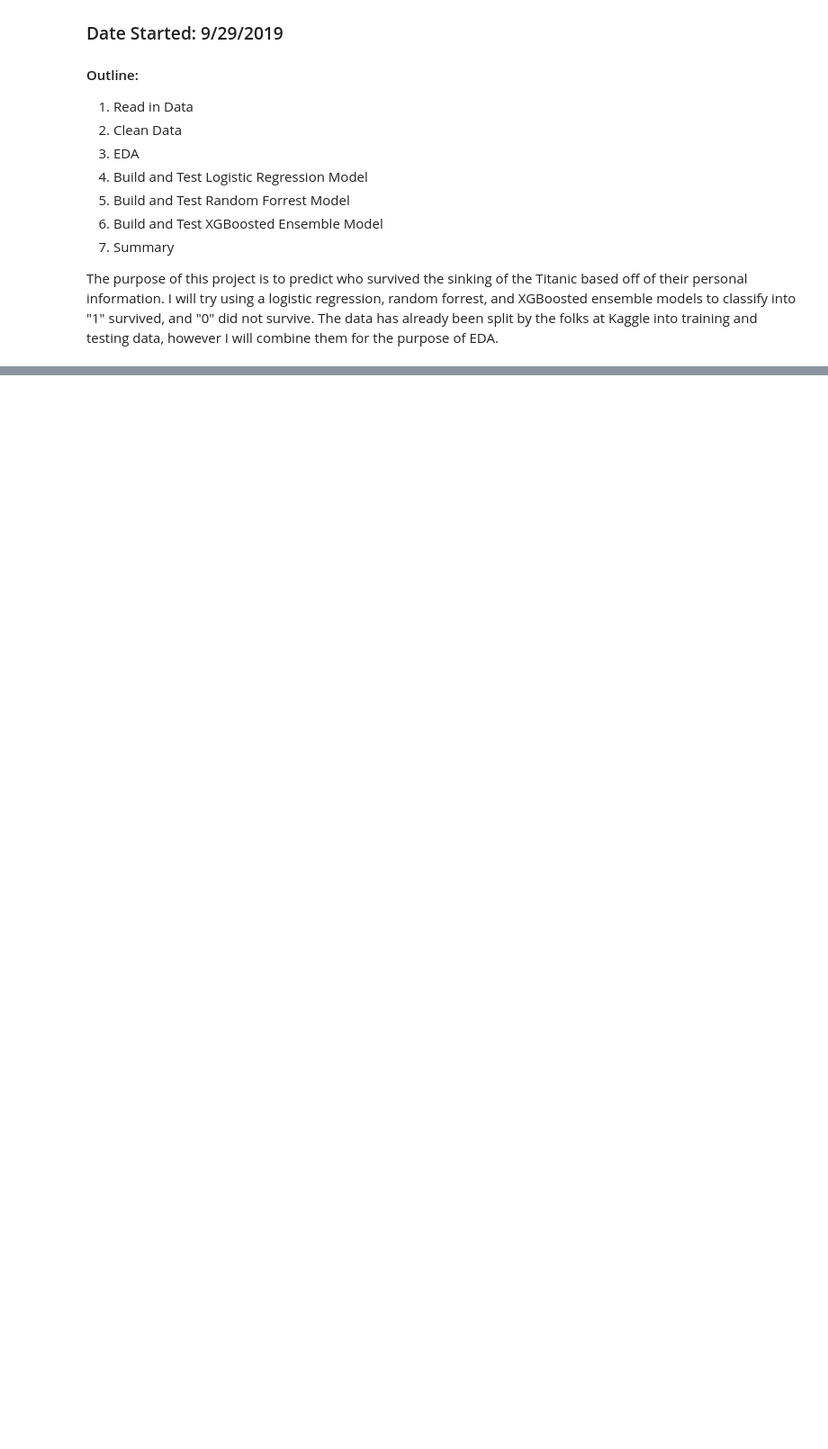
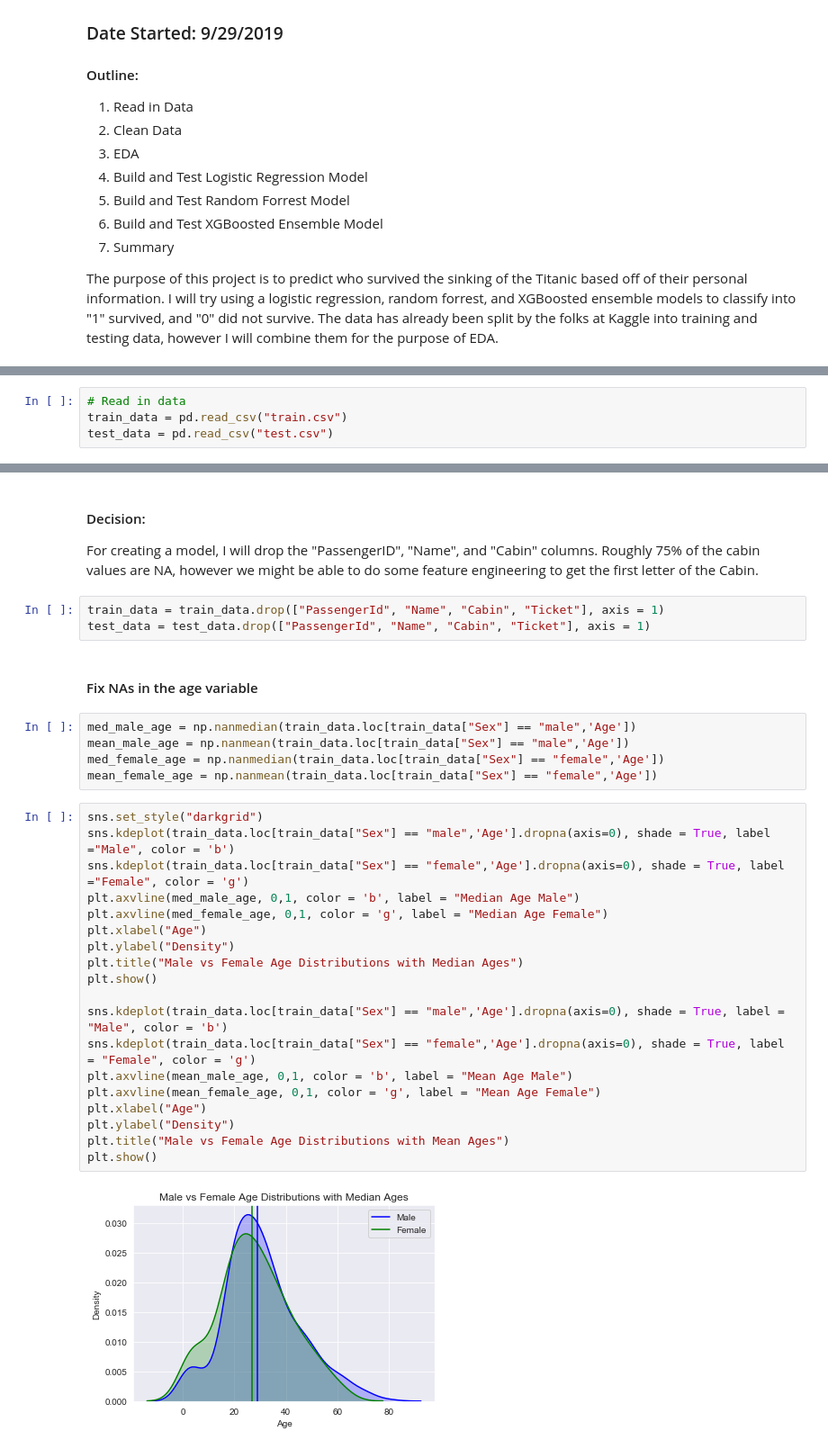
Before and after one commit to dusty736/kaggle_titanic, a Jupyter notebook: Titanic.ipynb, the cells around one changed output, grey strips where cells are left out. Shown at 90% size. Saved outputs shown, nothing was run; the diff lists cells and outputs as text; blank space fills up the shorter version.

Commit message:
Data cleaning and EDA

```diff
--- a/Titanic.ipynb
+++ b/Titanic.ipynb
@@ -28,0 +29,4 @@ ModuleNotFoundError: No module named 'category_encoders'
+# %%
+# Read in data
+train_data = pd.read_csv("train.csv")
+test_data = pd.read_csv("test.csv")
@@ -28,0 +108,34 @@ ModuleNotFoundError: No module named 'category_encoders'
+# %% [markdown]
+#### Decision:
+For creating a model, I will drop the "PassengerID", "Name", and "Cabin" columns.  Roughly 75% of the cabin values are NA, however we might be able to do some feature engineering to get the first letter of the Cabin.
+# %%
+train_data = train_data.drop(["PassengerId", "Name", "Cabin", "Ticket"], axis = 1)
+test_data = test_data.drop(["PassengerId", "Name", "Cabin", "Ticket"], axis = 1)
+# %% [markdown]
+#### Fix NAs in the age variable
+# %%
+med_male_age = np.nanmedian(train_data.loc[train_data["Sex"] == "male",'Age'])
+mean_male_age = np.nanmean(train_data.loc[train_data["Sex"] == "male",'Age'])
+med_female_age = np.nanmedian(train_data.loc[train_data["Sex"] == "female",'Age'])
+mean_female_age = np.nanmean(train_data.loc[train_data["Sex"] == "female",'Age'])
+# %%
+sns.set_style("darkgrid")
+sns.kdeplot(train_data.loc[train_data["Sex"] == "male",'Age'].dropna(axis=0), shade = True, label ="Male", color = 'b')
+sns.kdeplot(train_data.loc[train_data["Sex"] == "female",'Age'].dropna(axis=0), shade = True, label ="Female", color = 'g')
+plt.axvline(med_male_age, 0,1, color = 'b', label = "Median Age Male")
+plt.axvline(med_female_age, 0,1, color = 'g', label = "Median Age Female")
+plt.xlabel("Age")
+plt.ylabel("Density")
+plt.title("Male vs Female Age Distributions with Median Ages")
+plt.show()
+
+sns.kdeplot(train_data.loc[train_data["Sex"] == "male",'Age'].dropna(axis=0), shade = True, label = "Male", color = 'b')
+sns.kdeplot(train_data.loc[train_data["Sex"] == "female",'Age'].dropna(axis=0), shade = True, label = "Female", color = 'g')
+plt.axvline(mean_male_age, 0,1, color = 'b', label = "Mean Age Male")
+plt.axvline(mean_female_age, 0,1, color = 'g', label = "Mean Age Female")
+plt.xlabel("Age")
+plt.ylabel("Density")
+plt.title("Male vs Female Age Distributions with Mean Ages")
+plt.show()
+# %% [output]
+[figure, added]
```
Also changed, not shown: parts of 30 cells of this notebook.
